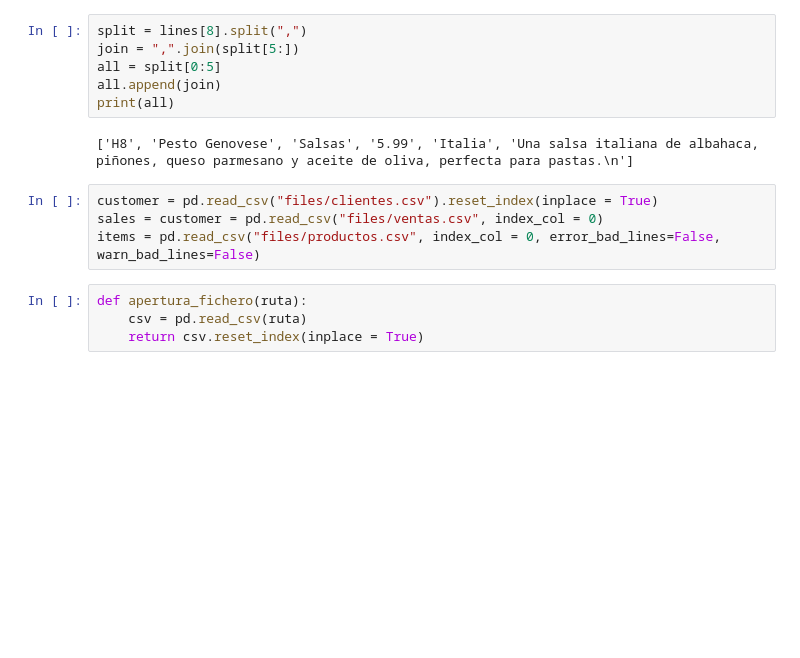
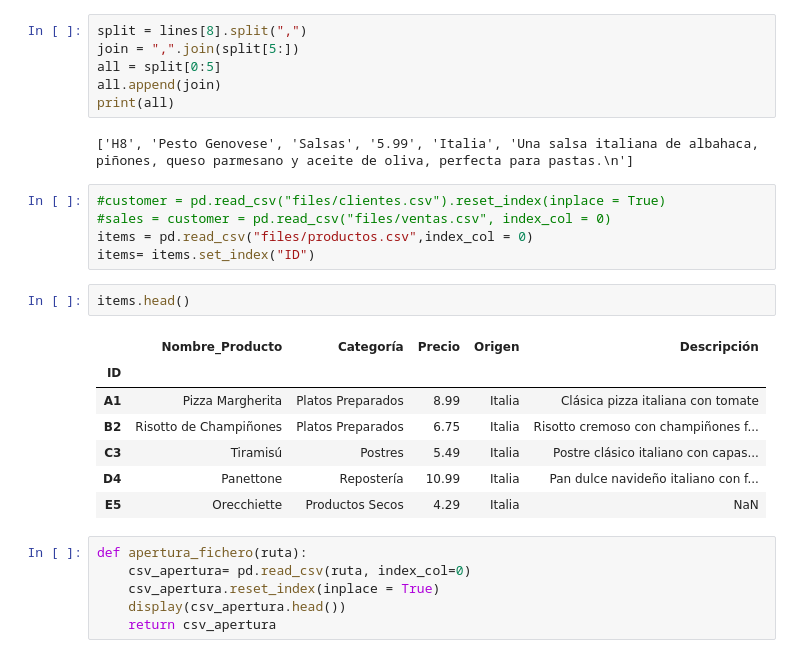
Before and after one commit to patriciamromero/promoG-modulo3-sprint2-pairprogramming-Alejandra-Mar-a-Patricia, a Jupyter notebook: ETL_1.ipynb, the cells around one changed output. Drawn from its saved outputs; the diff is of its cells as text; blank space fills up the shorter version.

```diff
--- a/ETL_1.ipynb
+++ b/ETL_1.ipynb
@@ -92,10 +79,23 @@ print(all)
 # %% [output]
 ['H8', 'Pesto Genovese', 'Salsas', '5.99', 'Italia', 'Una salsa italiana de albahaca, piñones, queso parmesano y aceite de oliva, perfecta para pastas.\n']
 # %%
-customer = pd.read_csv("files/clientes.csv").reset_index(inplace = True)
-sales = customer = pd.read_csv("files/ventas.csv", index_col = 0)
-items = pd.read_csv("files/productos.csv", index_col = 0, error_bad_lines=False, warn_bad_lines=False)
+#customer = pd.read_csv("files/clientes.csv").reset_index(inplace = True)
+#sales = customer = pd.read_csv("files/ventas.csv", index_col = 0)
+items = pd.read_csv("files/productos.csv",index_col = 0)
+items= items.set_index("ID")
+# %%
+items.head()
+# %% [output]
+|  | Nombre_Producto | Categoría | Precio | Origen | Descripción |
+| ID |  |  |  |  |  |
+| A1 | Pizza Margherita | Platos Preparados | 8.99 | Italia | Clásica pizza italiana con tomate |
+| B2 | Risotto de Champiñones | Platos Preparados | 6.75 | Italia | Risotto cremoso con champiñones f... |
+| C3 | Tiramisú | Postres | 5.49 | Italia | Postre clásico italiano con capas... |
+| D4 | Panettone | Repostería | 10.99 | Italia | Pan dulce navideño italiano con f... |
+| E5 | Orecchiette | Productos Secos | 4.29 | Italia | NaN |
 # %%
 def apertura_fichero(ruta):
-    csv = pd.read_csv(ruta)
-    return csv.reset_index(inplace = True)
+    csv_apertura= pd.read_csv(ruta, index_col=0)
+    csv_apertura.reset_index(inplace = True)
+    display(csv_apertura.head())
+    return csv_apertura
```
Also changed, not shown: parts of 15 cells of this notebook, 2 other files.
